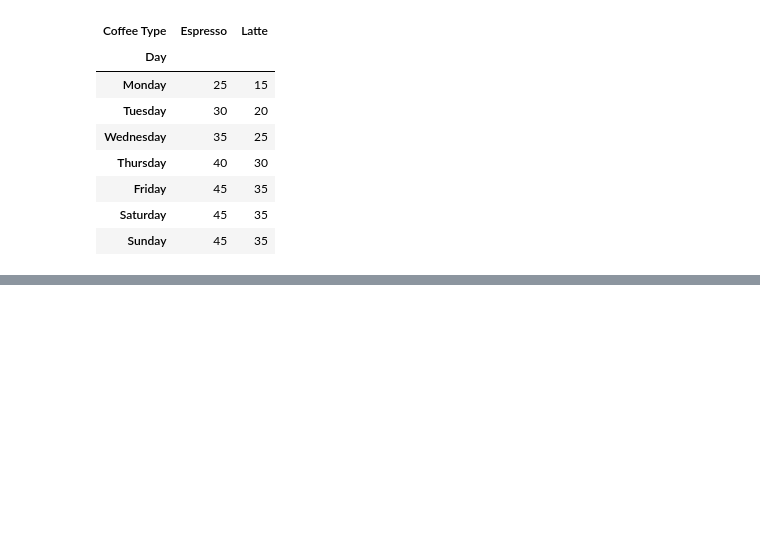
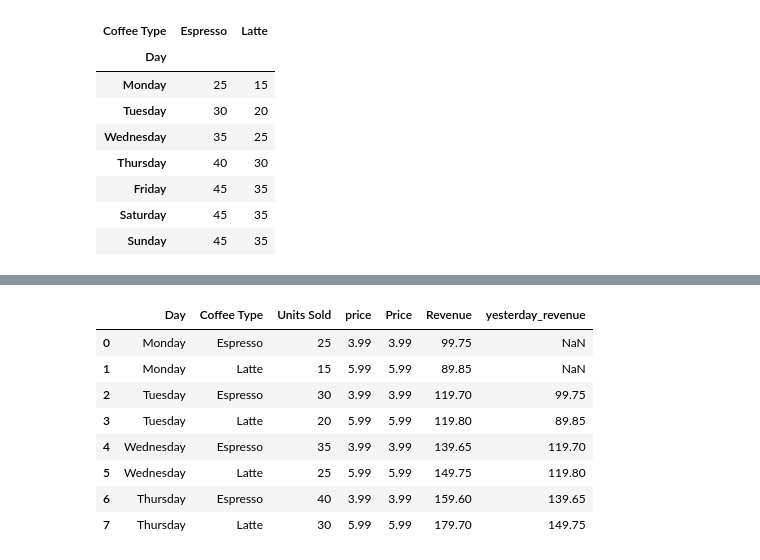
Before and after one commit to akshayupadhayay/pandas, a Jupyter notebook: notebooks/operations.ipynb, the cells around one changed output, grey strips where cells are left out. Cells and saved outputs as stored; diff of their text form; code cells hidden in the pictures; blank space fills up the shorter version.

```diff
--- a/notebooks/operations.ipynb
+++ b/notebooks/operations.ipynb
@@ -930,0 +1000,17 @@ pivot
+# %%
+# to create a new column 'yesterday_revenue' that contains the revenue from two days ago.
+# The shift() method is used to shift the values in the 'Revenue' column down by 2 rows,
+# which means that the value in the 'yesterday_revenue' column for a given row will be the value from the 'Revenue' column that is 2 rows above it.
+# shift(2) is done cause there are two types of coffee and we want to get the revenue from the same coffee type from two days ago.
+coffee['yesterday_revenue'] = coffee['Revenue'].shift(2)
+coffee.head(8)
+# %% [output]
+|  | Day | Coffee Type | Units Sold | price | Price | Revenue | yesterday_revenue |
+| 0 | Monday | Espresso | 25 | 3.99 | 3.99 | 99.75 | NaN |
+| 1 | Monday | Latte | 15 | 5.99 | 5.99 | 89.85 | NaN |
+| 2 | Tuesday | Espresso | 30 | 3.99 | 3.99 | 119.70 | 99.75 |
+| 3 | Tuesday | Latte | 20 | 5.99 | 5.99 | 119.80 | 89.85 |
+| 4 | Wednesday | Espresso | 35 | 3.99 | 3.99 | 139.65 | 119.70 |
+| 5 | Wednesday | Latte | 25 | 5.99 | 5.99 | 149.75 | 119.80 |
+| 6 | Thursday | Espresso | 40 | 3.99 | 3.99 | 159.60 | 139.65 |
+| 7 | Thursday | Latte | 30 | 5.99 | 5.99 | 179.70 | 149.75 |
```
Also changed, not shown: parts of 8 cells of this notebook.
